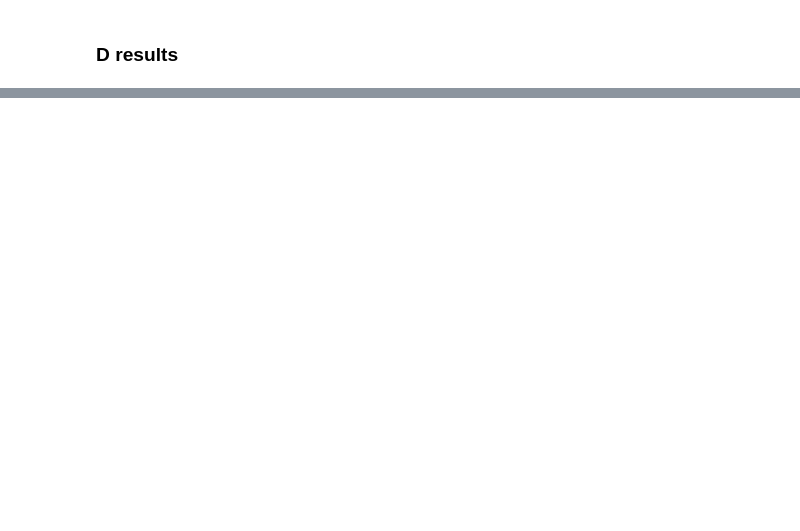
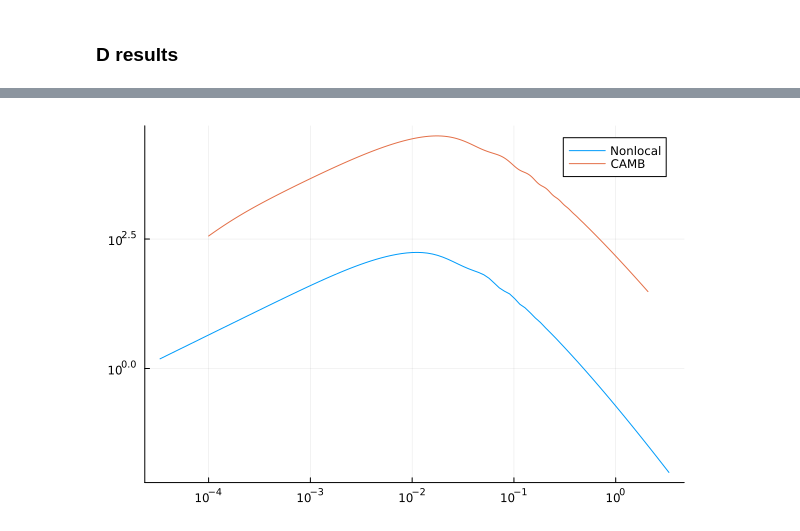
Before and after one commit to Reverse-Pyramid/Nonlocal-21cm-Cosmology, a Jupyter notebook: Nonlocal_21cm/Testing/test.ipynb, the cells around one changed output, grey strips where cells are left out. Cells and saved outputs as stored; diff of their text form; code cells hidden in the pictures; blank space fills up the shorter version.

```diff
--- a/Nonlocal_21cm/Testing/test.ipynb
+++ b/Nonlocal_21cm/Testing/test.ipynb
@@ -25,0 +42,7 @@ PFL.plot_d_LCDM!(1000)
+# %%
+K1, P1 = PF.power_spectrum_solve(-1, 4, 0)
+K2, P2 = PF.CAMB_PS()
+plot(K1, P1, xaxis = :log, yaxis = :log, label = "Nonlocal")
+plot!(K2, P2, xaxis = :log, yaxis = :log, label = "CAMB")
+# %% [output]
+[figure, added]
```
Also changed, not shown: parts of 7 cells of this notebook, 7 other files.
